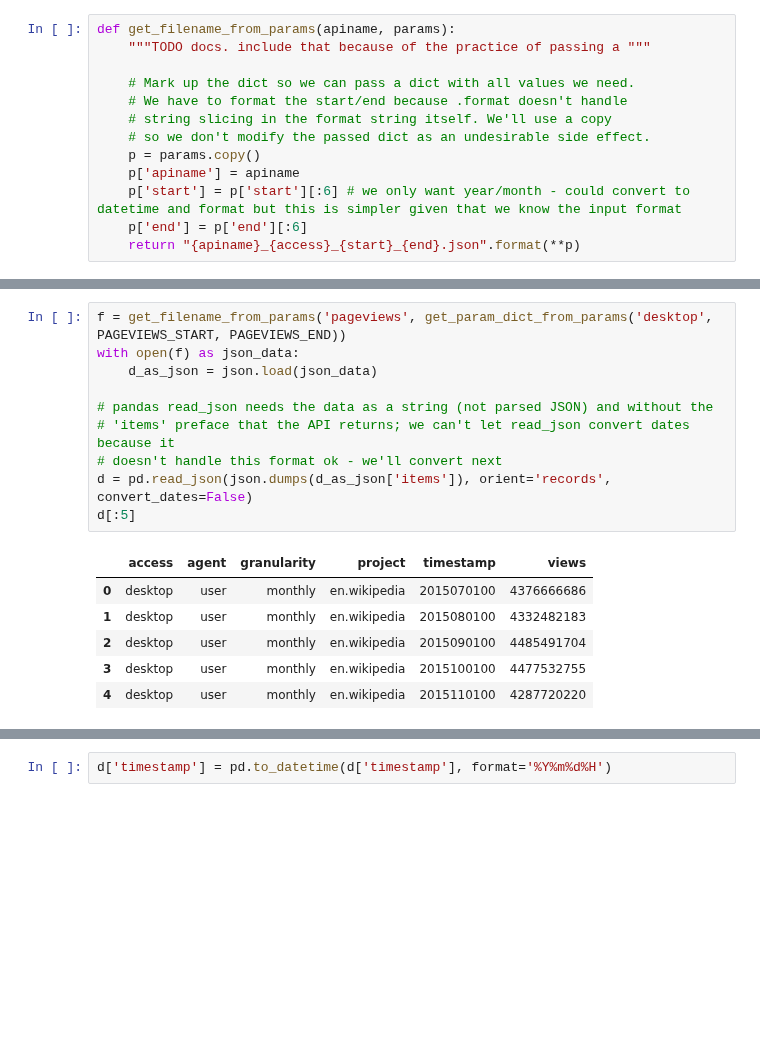
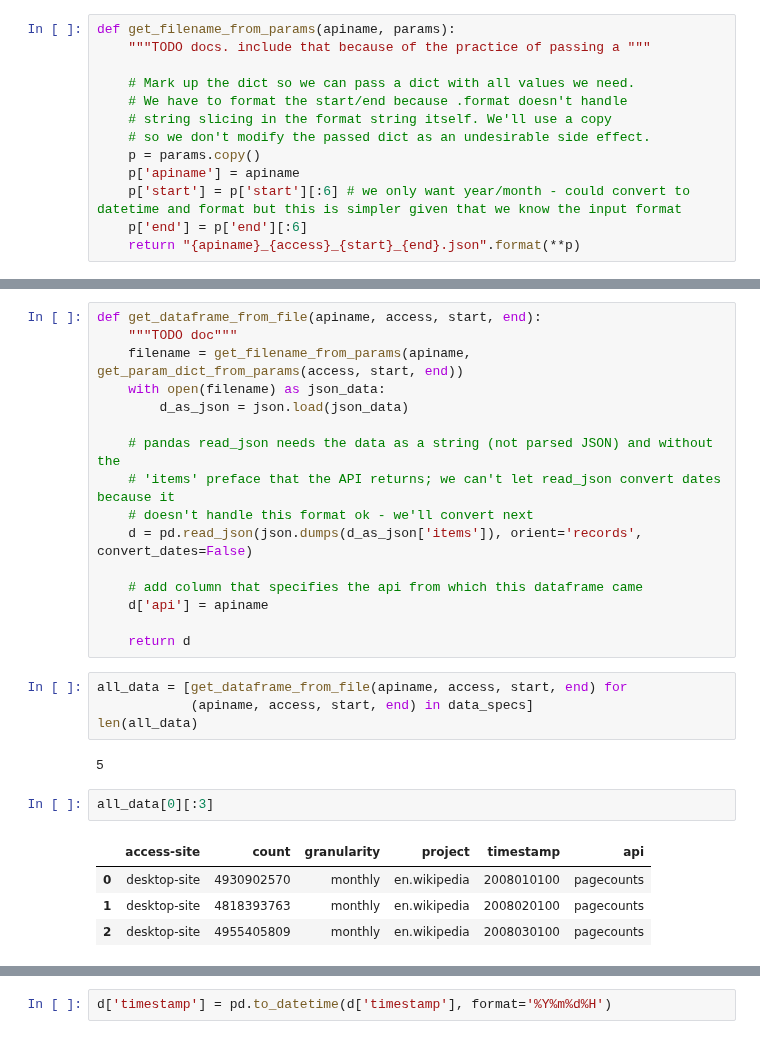
Before and after one commit to aenfield/Data512, a Jupyter notebook: a1_datacuration/EnfieldAndrew-A1.ipynb, the cells around one changed output, grey strips where cells are left out. Drawn from its saved outputs; the diff is of its cells as text; blank space fills up the shorter version.

```diff
--- a/a1_datacuration/EnfieldAndrew-A1.ipynb
+++ b/a1_datacuration/EnfieldAndrew-A1.ipynb
@@ -129,17 +128,29 @@ Complete.
 # %%
-f = get_filename_from_params('pageviews', get_param_dict_from_params('desktop', PAGEVIEWS_START, PAGEVIEWS_END))
-with open(f) as json_data:
-    d_as_json = json.load(json_data)
+def get_dataframe_from_file(apiname, access, start, end):
+    """TODO doc"""
+    filename = get_filename_from_params(apiname, get_param_dict_from_params(access, start, end))
+    with open(filename) as json_data:
+        d_as_json = json.load(json_data)
 
-# pandas read_json needs the data as a string (not parsed JSON) and without the
-# 'items' preface that the API returns; we can't let read_json convert dates because it
-# doesn't handle this format ok - we'll convert next
-d = pd.read_json(json.dumps(d_as_json['items']), orient='records', convert_dates=False)
-d[:5]
+    # pandas read_json needs the data as a string (not parsed JSON) and without the
+    # 'items' preface that the API returns; we can't let read_json convert dates because it
+    # doesn't handle this format ok - we'll convert next
+    d = pd.read_json(json.dumps(d_as_json['items']), orient='records', convert_dates=False)
+
+    # add column that specifies the api from which this dataframe came
+    d['api'] = apiname
+
+    return d
-# %% [output]
-|  | access | agent | granularity | project | timestamp | views |
-| 0 | desktop | user | monthly | en.wikipedia | 2015070100 | 4376666686 |
-| 1 | desktop | user | monthly | en.wikipedia | 2015080100 | 4332482183 |
-| 2 | desktop | user | monthly | en.wikipedia | 2015090100 | 4485491704 |
-| 3 | desktop | user | monthly | en.wikipedia | 2015100100 | 4477532755 |
-| 4 | desktop | user | monthly | en.wikipedia | 2015110100 | 4287720220 |
+# %%
+all_data = [get_dataframe_from_file(apiname, access, start, end) for
+            (apiname, access, start, end) in data_specs]
+len(all_data)
+# %% [output]
+5
+# %%
+all_data[0][:3]
+# %% [output]
+|  | access-site | count | granularity | project | timestamp | api |
+| 0 | desktop-site | 4930902570 | monthly | en.wikipedia | 2008010100 | pagecounts |
+| 1 | desktop-site | 4818393763 | monthly | en.wikipedia | 2008020100 | pagecounts |
+| 2 | desktop-site | 4955405809 | monthly | en.wikipedia | 2008030100 | pagecounts |
```
Also changed, not shown: parts of 11 cells of this notebook, 4 other files.
